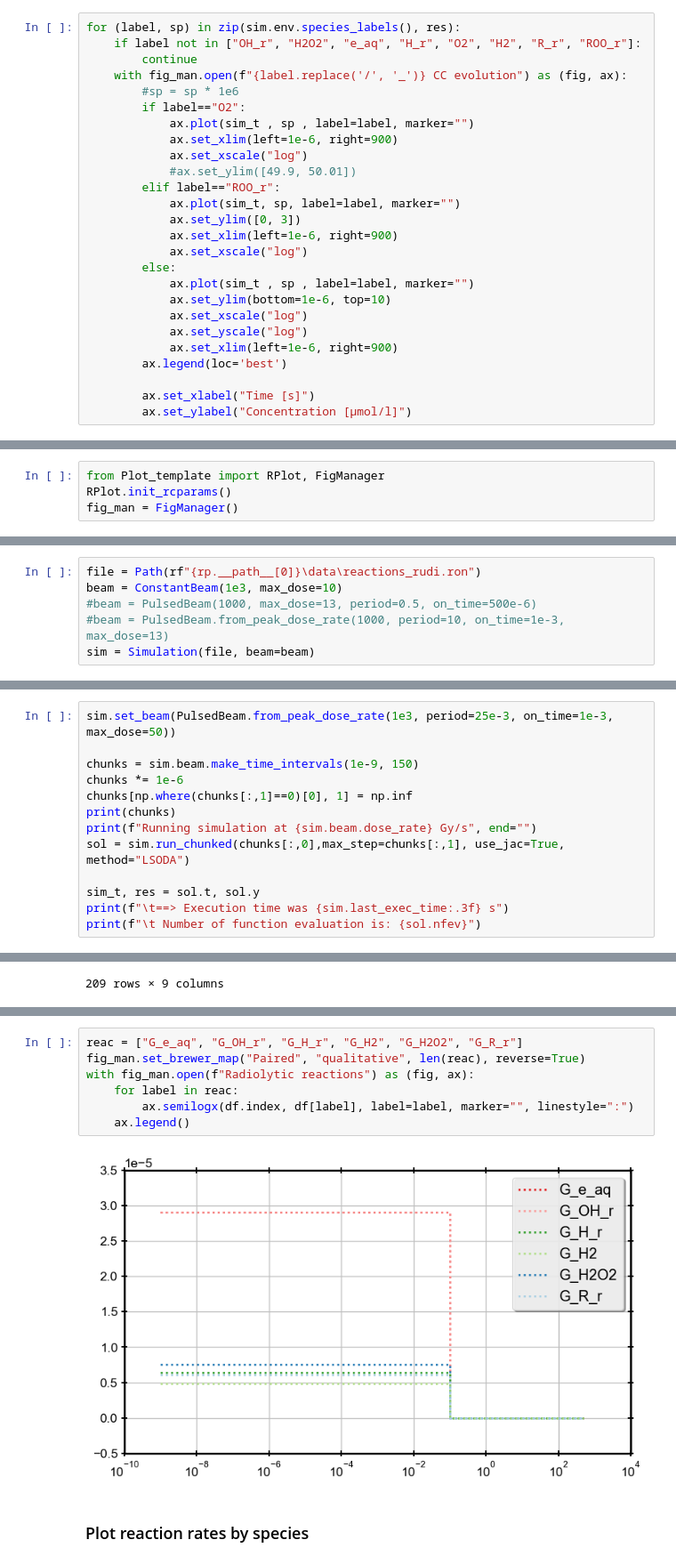
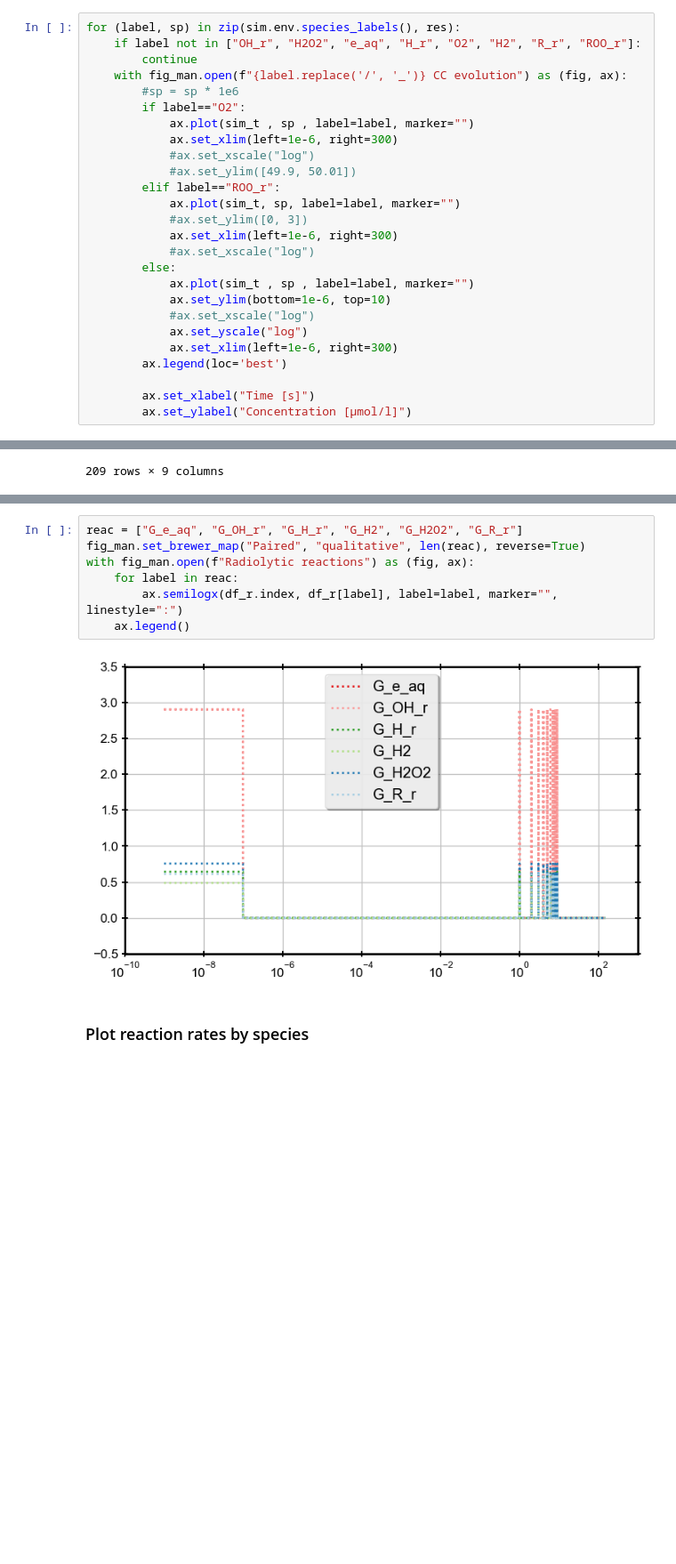
Before and after one commit to rtonneau/radiopyo, a Jupyter notebook: jupytest/water_radiolysis.ipynb, the cells around one changed output, grey strips where cells are left out. Shown at 89% size. Cells and saved outputs as stored; diff of their text form; blank space fills up the shorter version.

```diff
--- a/jupytest/water_radiolysis.ipynb
+++ b/jupytest/water_radiolysis.ipynb
@@ -86,20 +146,20 @@ for (label, sp) in zip(sim.env.species_labels(), res):
         #sp = sp * 1e6
         if label=="O2":
             ax.plot(sim_t , sp , label=label, marker="")
-            ax.set_xlim(left=1e-6, right=900)
-            ax.set_xscale("log")
+            ax.set_xlim(left=1e-6, right=300)
+            #ax.set_xscale("log")
             #ax.set_ylim([49.9, 50.01])
         elif label=="ROO_r":
             ax.plot(sim_t, sp, label=label, marker="")
-            ax.set_ylim([0, 3])
-            ax.set_xlim(left=1e-6, right=900)
-            ax.set_xscale("log")
+            #ax.set_ylim([0, 3])
+            ax.set_xlim(left=1e-6, right=300)
+            #ax.set_xscale("log")
         else:
             ax.plot(sim_t , sp , label=label, marker="")
             ax.set_ylim(bottom=1e-6, top=10)
-            ax.set_xscale("log")
+            #ax.set_xscale("log")
             ax.set_yscale("log")
-            ax.set_xlim(left=1e-6, right=900)
+            ax.set_xlim(left=1e-6, right=300)
         ax.legend(loc='best')
 
         ax.set_xlabel("Time [s]")
@@ -116,4 +175,0 @@ for (label, sp) in zip(sim.env.species_labels(), res):
-# %%
-from Plot_template import RPlot, FigManager
-RPlot.init_rcparams()
-fig_man = FigManager()
@@ -129,6 +175,0 @@ def matprint(mat, fmt="g"):
-# %%
-file = Path(rf"{rp.__path__[0]}\data\reactions_rudi.ron")
-beam = ConstantBeam(1e3, max_dose=10)
-#beam = PulsedBeam(1000, max_dose=13, period=0.5, on_time=500e-6)
-#beam = PulsedBeam.from_peak_dose_rate(1000, period=10, on_time=1e-3, max_dose=13)
-sim = Simulation(file, beam=beam)
@@ -147,13 +175,0 @@ Radiolytic<R_r, Ge:0.59, index:5>
-# %%
-sim.set_beam(PulsedBeam.from_peak_dose_rate(1e3, period=25e-3, on_time=1e-3, max_dose=50))
-
-chunks = sim.beam.make_time_intervals(1e-9, 150)
-chunks *= 1e-6
-chunks[np.where(chunks[:,1]==0)[0], 1] = np.inf
-print(chunks)
-print(f"Running simulation at {sim.beam.dose_rate} Gy/s", end="")
-sol = sim.run_chunked(chunks[:,0],max_step=chunks[:,1], use_jac=True, method="LSODA")
-
-sim_t, res = sol.t, sol.y
-print(f"\t==> Execution time was {sim.last_exec_time:.3f} s")
-print(f"\t Number of function evaluation is: {sol.nfev}")
@@ -368,12 +324,12 @@ with fig_man.open(f"reaction rate EZ0") as (fig, ax):
 # %%
 reac = ["G_e_aq", "G_OH_r", "G_H_r", "G_H2", "G_H2O2", "G_R_r"]
 fig_man.set_brewer_map("Paired", "qualitative", len(reac), reverse=True)
 with fig_man.open(f"Radiolytic reactions") as (fig, ax):
     for label in reac:
-        ax.semilogx(df.index, df[label], label=label, marker="", linestyle=":")
+        ax.semilogx(df_r.index, df_r[label], label=label, marker="", linestyle=":")
     ax.legend()
 # %% [output]
-[figure, old version]
+[figure, new version]
 # %% [markdown]
 ### Plot reaction rates by species
 # %%
```
Also changed, not shown: parts of 26 cells of this notebook, 7 other files.
